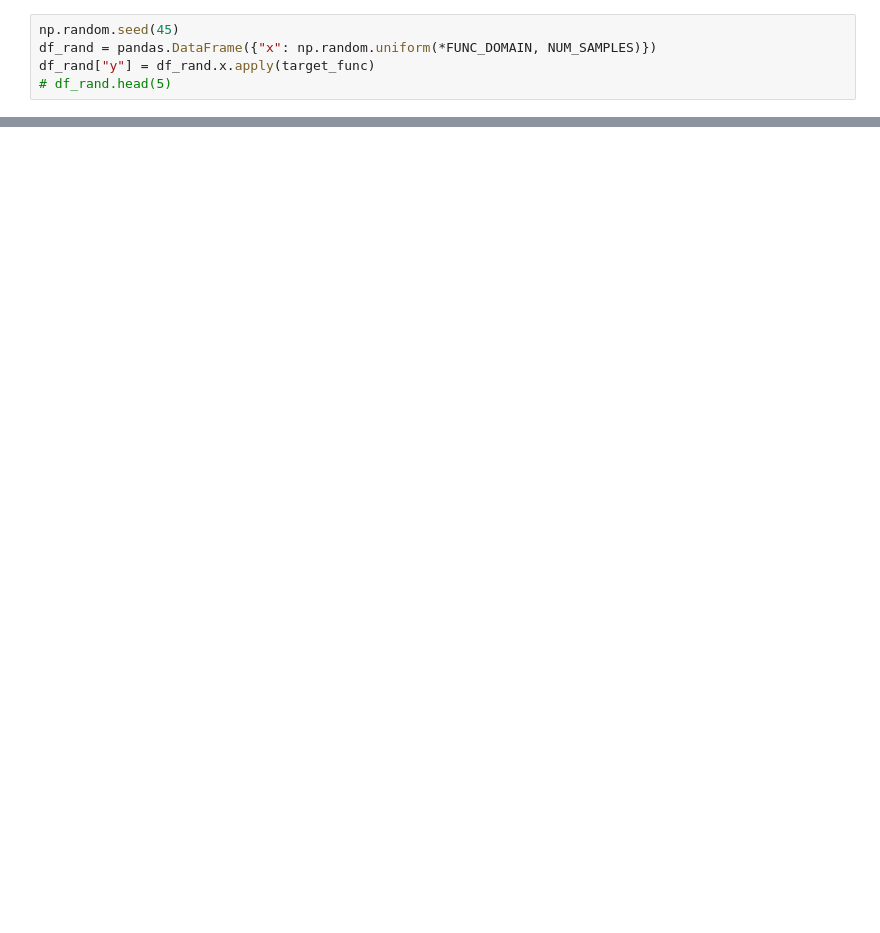
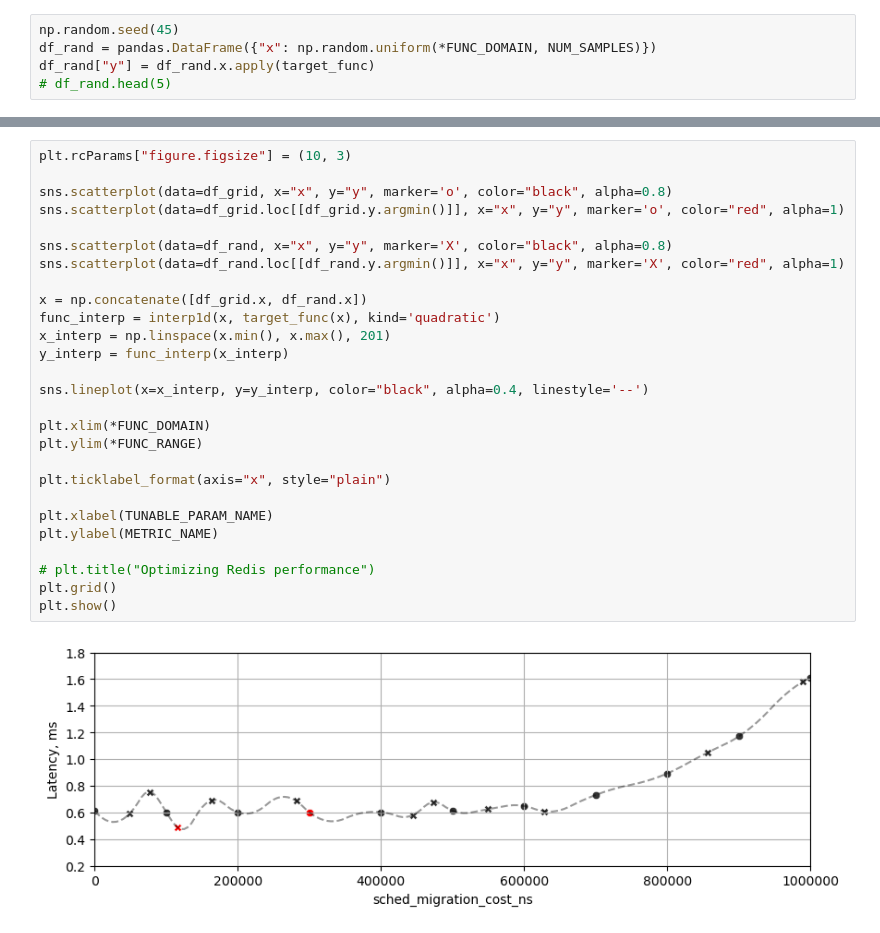
Before and after one commit to motus/sqlite-autotuning, a Jupyter notebook: sigmod2025_tutorial_bo.ipynb, the cells around one changed output, grey strips where cells are left out. Cells and saved outputs as stored; diff of their text form; blank space fills up the shorter version.

```diff
--- a/sigmod2025_tutorial_bo.ipynb
+++ b/sigmod2025_tutorial_bo.ipynb
@@ -67,0 +98,29 @@ plt.show()
+# %%
+plt.rcParams["figure.figsize"] = (10, 3)
+
+sns.scatterplot(data=df_grid, x="x", y="y", marker='o', color="black", alpha=0.8)
+sns.scatterplot(data=df_grid.loc[[df_grid.y.argmin()]], x="x", y="y", marker='o', color="red", alpha=1)
+
+sns.scatterplot(data=df_rand, x="x", y="y", marker='X', color="black", alpha=0.8)
+sns.scatterplot(data=df_rand.loc[[df_rand.y.argmin()]], x="x", y="y", marker='X', color="red", alpha=1)
+
+x = np.concatenate([df_grid.x, df_rand.x])
+func_interp = interp1d(x, target_func(x), kind='quadratic')
+x_interp = np.linspace(x.min(), x.max(), 201)
+y_interp = func_interp(x_interp)
+
+sns.lineplot(x=x_interp, y=y_interp, color="black", alpha=0.4, linestyle='--')
+
+plt.xlim(*FUNC_DOMAIN)
+plt.ylim(*FUNC_RANGE)
+
+plt.ticklabel_format(axis="x", style="plain")
+
+plt.xlabel(TUNABLE_PARAM_NAME)
+plt.ylabel(METRIC_NAME)
+
+# plt.title("Optimizing Redis performance")
+plt.grid()
+plt.show()
+# %% [output]
+[figure, added]
```
Also changed, not shown: parts of 7 cells of this notebook, 1 other file.
